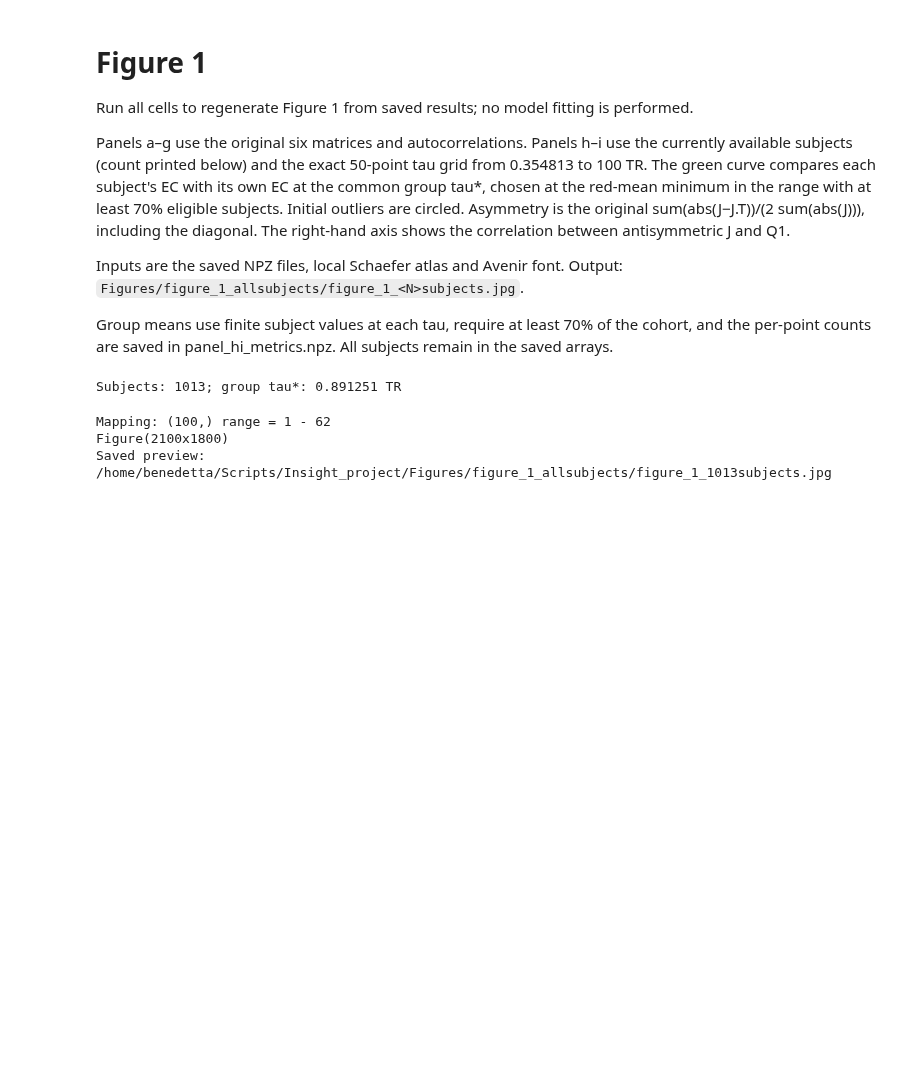
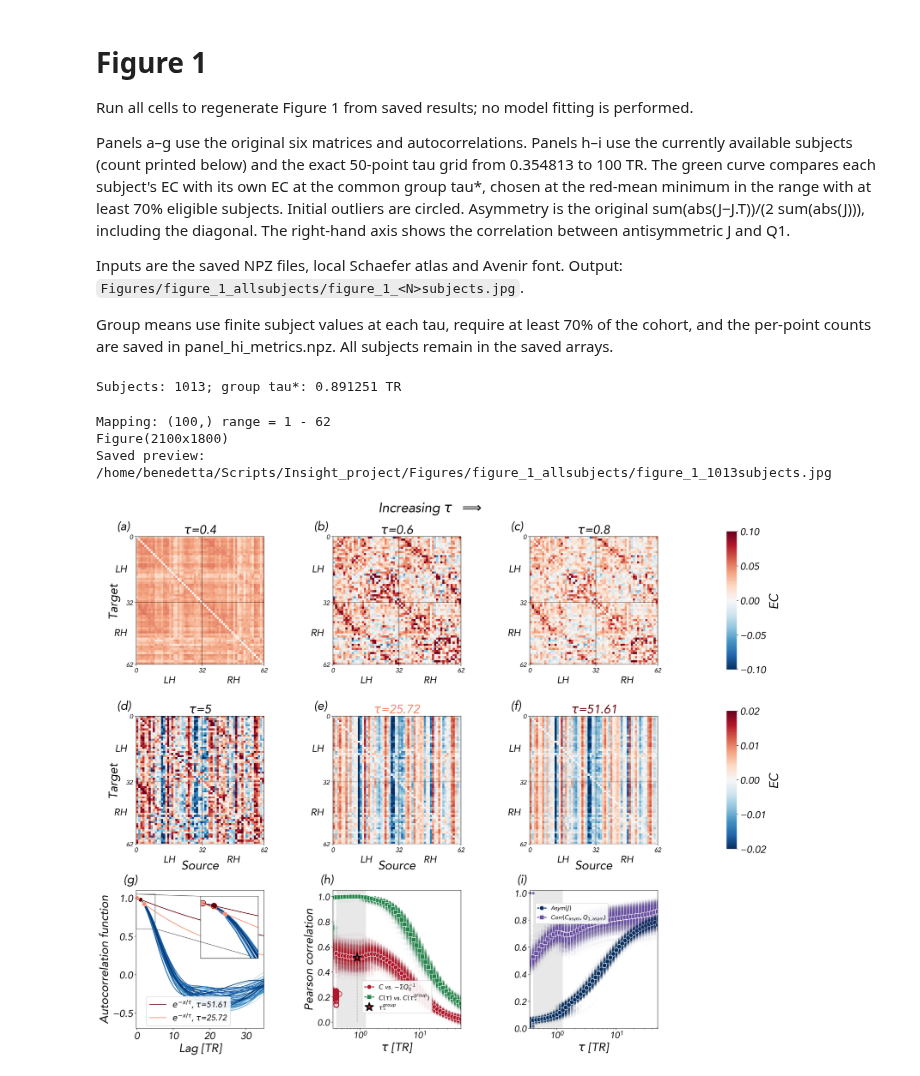
Before and after one commit to benedetta-mariani/mOU-EC-estimation, a Jupyter notebook: figures/Figure 1_clean.ipynb, the cells around one changed output. Drawn from its saved outputs; the diff is of its cells as text; code cells hidden in the pictures; blank space fills up the shorter version.

Commit message:
Embed Figure 1 image in notebook output for GitHub preview

```diff
--- a/figures/Figure 1_clean.ipynb
+++ b/figures/Figure 1_clean.ipynb
@@ -258,31 +258,34 @@ ax2.scatter([f1_group_tau], [f1_mean_precision[f1_group_index]], marker='*', s=3
 ax2.vlines(f1_group_tau, 0, f1_mean_precision[f1_group_index], color='0.35', linestyles=':', linewidth=1, zorder=1)
 ax2.axvspan(f1_shade_left, f1_shade_right, color='grey', alpha=0.18, linewidth=0)
 ax2.set(xscale='log', xlim=(0.35, 50), ylim=(-0.05, 1.05), xlabel='$\\tau$ [TR]', ylabel='Pearson correlation')
 ax2.text(-0.1, 1.05, '(h)', transform=ax2.transAxes, fontsize=fontsize, fontweight='bold')
 ax2.legend(loc='center', bbox_to_anchor=(0.5, 0.23), fontsize=14, framealpha=0.9, handlelength=1.4)
 ax2.tick_params(labelsize=20)
 ax1 = fig.add_subplot(gs[2, 2])
 for si in range(F1_N_SUBJECTS):
     ax1.plot(f1_taus, f1_asymmetry[si], '.', ms=10, color=asym_color, alpha=0.01)
 asym_line = ax1.plot(f1_taus, f1_mean_asymmetry, '-o', ms=10, lw=2.2, color=asym_color, markeredgecolor='white', label='Asym$(J)$')[0]
 ax1.axvspan(f1_shade_left, f1_shade_right, color='grey', alpha=0.18, linewidth=0)
 ax1.set(xscale='log', xlim=(0.35, 50), ylim=(0, 1.02), xlabel='$\\tau$ [TR]')
 ax1.set_ylabel('')
 ax1.tick_params(axis='y', labelcolor='black', labelsize=20)
 ax1.tick_params(axis='x', labelsize=20)
 ax1.text(-0.1, 1.05, '(i)', transform=ax1.transAxes, fontsize=fontsize, fontweight='bold')
 if F1_SHOW_ASYM_CORRELATION:
     ax1_dir = ax1
     for si in range(F1_N_SUBJECTS):
         ax1_dir.plot(f1_taus, f1_asymcorr[si], '.', ms=10, color=directionality_color, alpha=0.01)
     directionality_line = ax1_dir.plot(f1_taus, f1_mean_asymcorr, '-s', ms=10, lw=2.2, color=directionality_color, markeredgecolor='white', label=r'Corr$(C_{\mathrm{asym}},Q_{1,\mathrm{asym}})$')[0]
 ax1.legend(loc='upper left', bbox_to_anchor=(0.02,0.93), fontsize=13, framealpha=0.9, handlelength=1.4)
 plt.subplots_adjust(top=0.93, bottom=0.08, left=0.07, right=0.95)
 f1_preview_path = F1_OUTPUT / f'figure_1_{F1_N_SUBJECTS}subjects.jpg'
 fig.savefig(f1_preview_path, dpi=220, bbox_inches='tight')
-plt.show()
+plt.close(fig)
+from IPython.display import display, Image
+display(Image(filename=str(f1_preview_path)))
 print('Saved preview:', f1_preview_path)
 # %% [output]
 Mapping: (100,) range = 1 - 62
 Figure(2100x1800)
 Saved preview: /home/benedetta/Scripts/Insight_project/Figures/figure_1_allsubjects/figure_1_1013subjects.jpg
+[figure, added]
```
